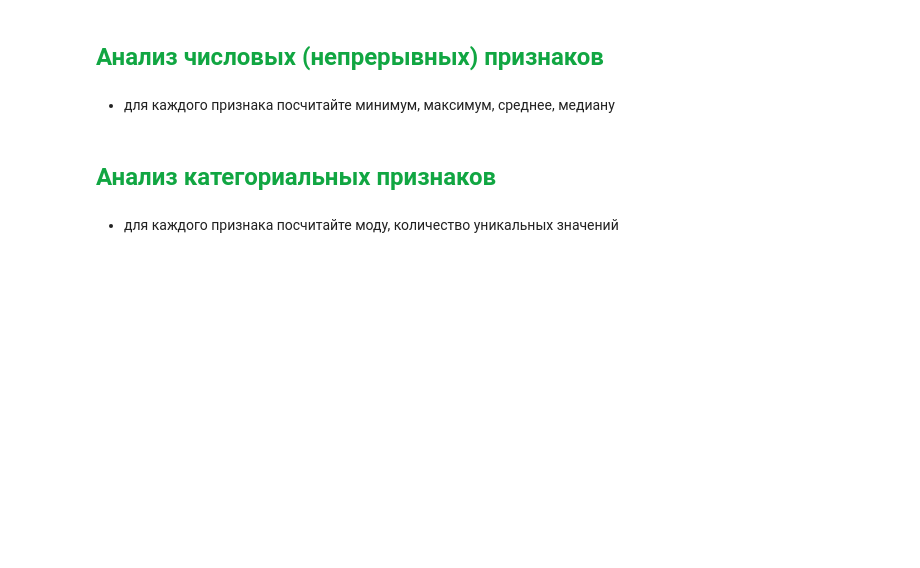
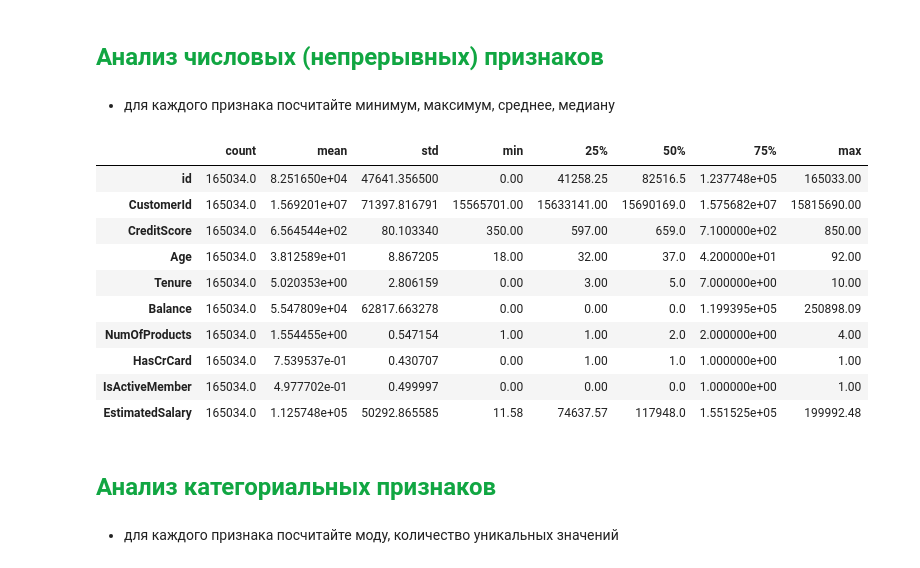
Before and after one commit to Sonechek/python_innopolis_ml, a Jupyter notebook: part_2/practice_work/практическая_работа_2.ipynb, the cells around one changed output. Drawn from its saved outputs; the diff is of its cells as text; code cells hidden in the pictures; blank space fills up the shorter version.

```diff
--- a/part_2/practice_work/практическая_работа_2.ipynb
+++ b/part_2/practice_work/практическая_работа_2.ipynb
@@ -85,3 +102,20 @@ dtype: int64
+# %%
+# ваш код
+# Описательные статистики для числовых признаков
+numeric_cols = df.select_dtypes(include=['int64', 'float64']).columns.drop('Exited')
+df[numeric_cols].describe().T
+# %% [output]
+|  | count | mean | std | min | 25% | 50% | 75% | max |
+| id | 165034.0 | 8.251650e+04 | 47641.356500 | 0.00 | 41258.25 | 82516.5 | 1.237748e+05 | 165033.00 |
+| CustomerId | 165034.0 | 1.569201e+07 | 71397.816791 | 15565701.00 | 15633141.00 | 15690169.0 | 1.575682e+07 | 15815690.00 |
+| CreditScore | 165034.0 | 6.564544e+02 | 80.103340 | 350.00 | 597.00 | 659.0 | 7.100000e+02 | 850.00 |
+| Age | 165034.0 | 3.812589e+01 | 8.867205 | 18.00 | 32.00 | 37.0 | 4.200000e+01 | 92.00 |
+| Tenure | 165034.0 | 5.020353e+00 | 2.806159 | 0.00 | 3.00 | 5.0 | 7.000000e+00 | 10.00 |
+| Balance | 165034.0 | 5.547809e+04 | 62817.663278 | 0.00 | 0.00 | 0.0 | 1.199395e+05 | 250898.09 |
+| NumOfProducts | 165034.0 | 1.554455e+00 | 0.547154 | 1.00 | 1.00 | 2.0 | 2.000000e+00 | 4.00 |
+| HasCrCard | 165034.0 | 7.539537e-01 | 0.430707 | 0.00 | 1.00 | 1.0 | 1.000000e+00 | 1.00 |
+| IsActiveMember | 165034.0 | 4.977702e-01 | 0.499997 | 0.00 | 0.00 | 0.0 | 1.000000e+00 | 1.00 |
+| EstimatedSalary | 165034.0 | 1.125748e+05 | 50292.865585 | 11.58 | 74637.57 | 117948.0 | 1.551525e+05 | 199992.48 |
 # %% [markdown]
 ## <font color='#11a642' size='5'> Анализ категориальных признаков
 # %% [markdown]
```
Also changed, not shown: parts of 28 cells of this notebook, 5 other files.
